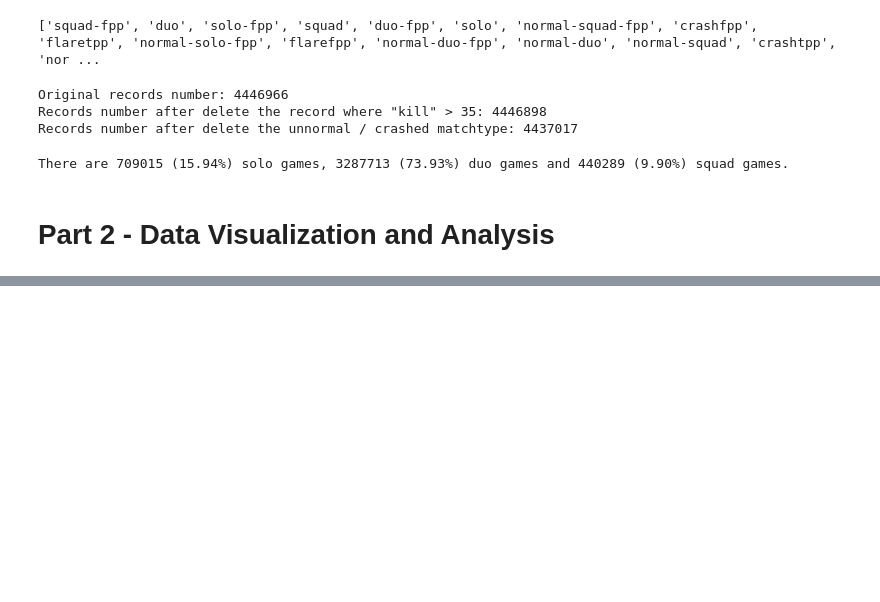
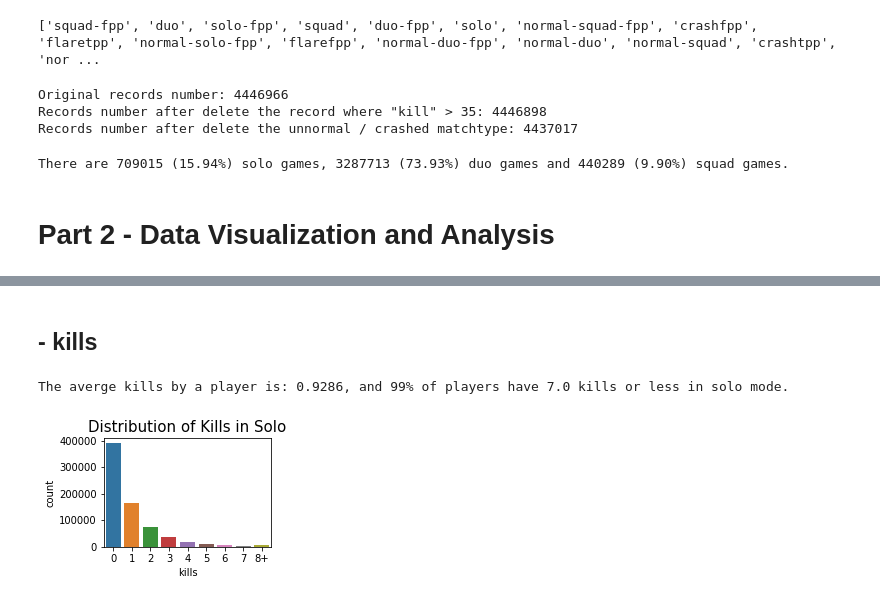
Before and after one commit to frankwang909/ECE_225_Final_Project, a Jupyter notebook: PUBG Player's Data Analysis and Placement Prediction.ipynb, the cells around one changed output, grey strips where cells are left out. Drawn from its saved outputs; the diff is of its cells as text; code cells hidden in the pictures; blank space fills up the shorter version.

```diff
--- a/PUBG Player's Data Analysis and Placement Prediction.ipynb
+++ b/PUBG Player's Data Analysis and Placement Prediction.ipynb
@@ -117,0 +256,9 @@ There are 709015 (15.94%) solo games, 3287713 (73.93%) duo games and 440289 (9.9
+# %% [markdown]
+<h2>- kills</h2>
+# %%
+feature = "kills"
+# solo
+feature_distribution(solos, feature, "solo")
+# %% [output]
+The averge kills by a player is: 0.9286, and 99% of players have 7.0 kills or less in solo mode.
+[figure, added]
```
Also changed, not shown: parts of 39 cells of this notebook.
